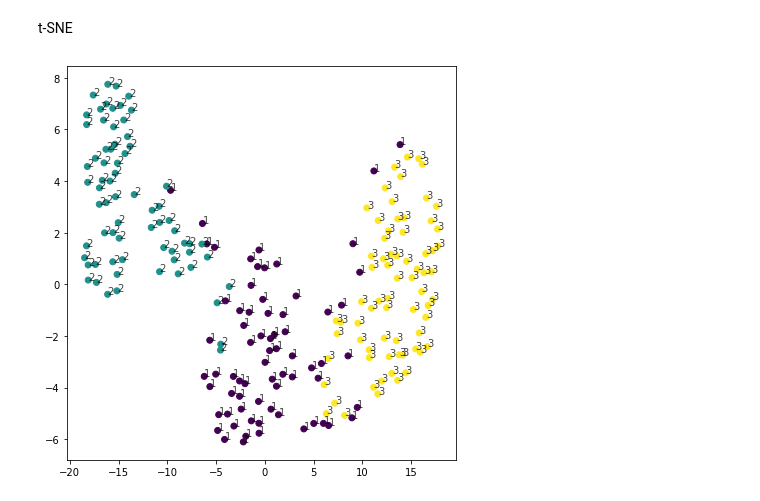
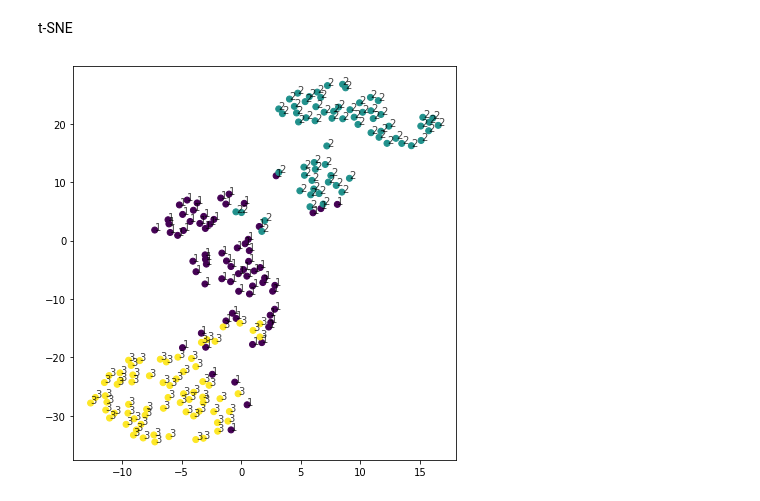
Before and after one commit to MaudDK/unsupervised-learning-scikit-grains-dataset, a Jupyter notebook: explore.ipynb, the cells around one changed output. Drawn from its saved outputs; the diff is of its cells as text; code cells hidden in the pictures.

Commit message:
updated hyperparms from tsne

```diff
--- a/explore.ipynb
+++ b/explore.ipynb
@@ -226,18 +226,18 @@ labels
 t-SNE
 # %%
 from sklearn.manifold import TSNE
-model = TSNE(learning_rate=150, perplexity= 30, n_iter= 5000)
+model = TSNE(learning_rate=430, perplexity= 20, n_iter= 5000)
 tsne_features = model.fit_transform(X)
 
 xs = tsne_features[:,0]
 ys = tsne_features[:,1]
 
 # Scatter plot, coloring by variety_numbers
 fig = plt.figure(figsize=(6, 6), tight_layout = True)
 plt.scatter(xs, ys, c=grains['variety_number'])
 for x, y, val in zip(xs, ys, grains['variety_number']):
     plt.annotate(val, (x, y), fontsize=10, alpha=0.75)
 
 plt.show()
 # %% [output]
-[figure, old version]
+[figure, new version]
```
